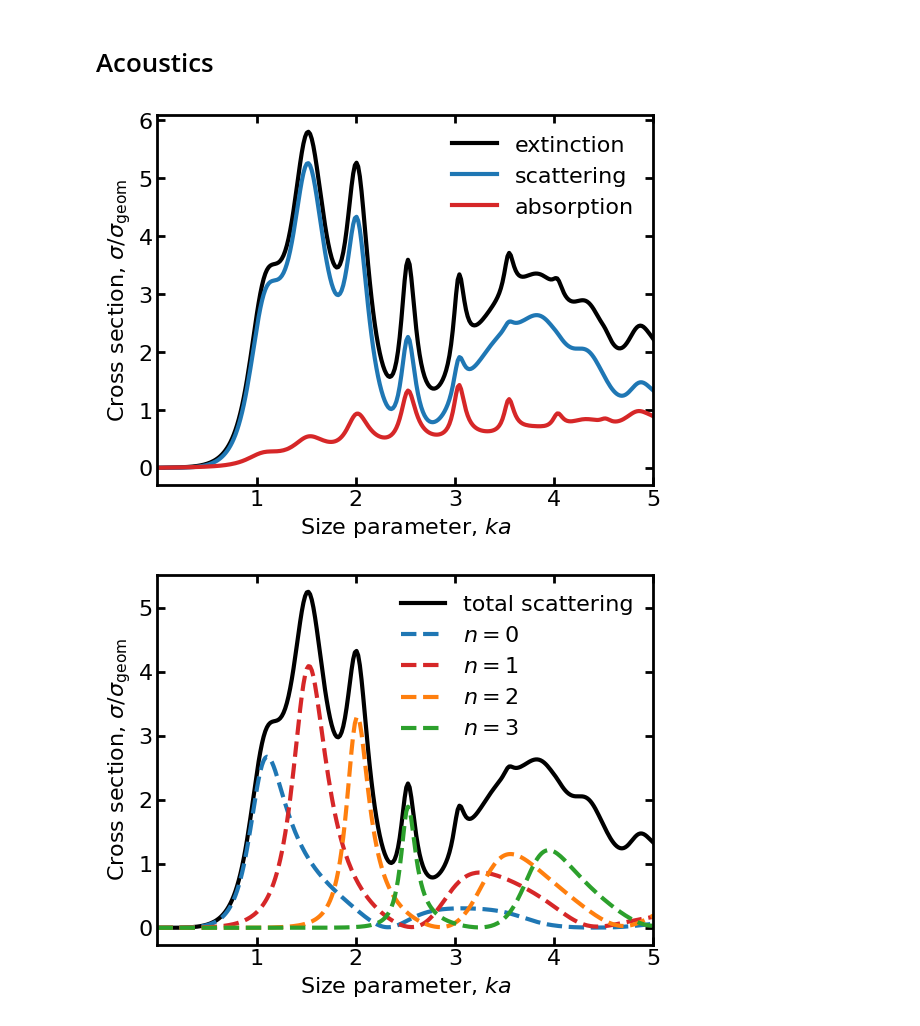
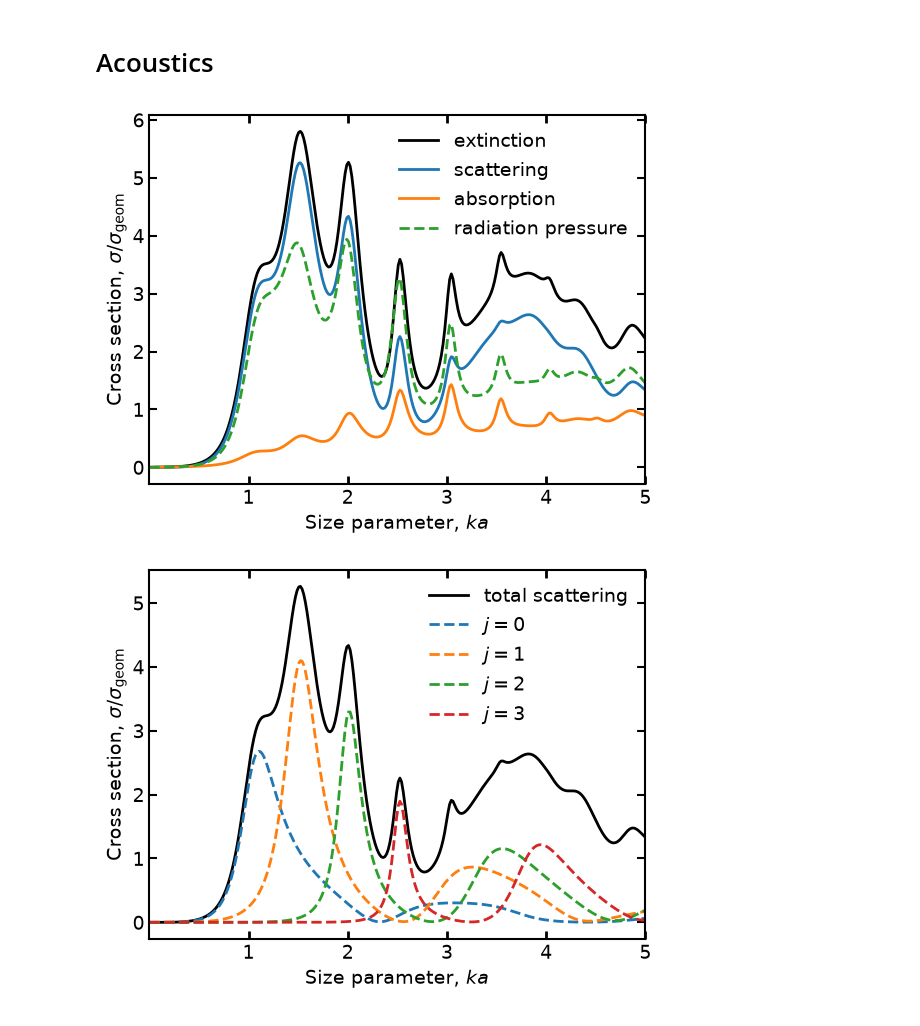
Before and after one commit to toftul/mielib, a Jupyter notebook: examples/cross_sections.ipynb, the cells around one changed output. Cells and saved outputs as stored; diff of their text form; code cells hidden in the pictures.

```diff
--- a/examples/cross_sections.ipynb
+++ b/examples/cross_sections.ipynb
@@ -74,44 +80,33 @@ beta_rel = 2
 a = 1
 k = np.linspace(0.001, stop=5, num=300)
 
-sigma_sc, _  = mie.acoustics_scattering_cross_section(k, a, rho_rel, beta_rel, norm='geom')
-sigma_abs, _ = mie.acoustics_absorption_cross_section(k, a, rho_rel, beta_rel, norm='geom')
-sigma_ext, _ = mie.acoustics_extinction_cross_section(k, a, rho_rel, beta_rel, norm='geom')
+q = acoustics.cross_sections(k, a, rho_rel, beta_rel, norm='geom')
 
-
-plt.plot(k*a, sigma_ext, c='k', label='extinction')
-plt.plot(k*a, sigma_sc, label='scattering')
-plt.plot(k*a, sigma_abs, label='absorption')
-
-
+plt.plot(k*a, q.ext, c='k', label='extinction')
+plt.plot(k*a, q.sca, label='scattering')
+plt.plot(k*a, q.abs, label='absorption')
+plt.plot(k*a, q.pr, ls='--', label='radiation pressure')
 
 plt.xlabel('Size parameter, $ka$')
-plt.ylabel('Cross section, $\sigma/\sigma_{\mathrm{geom}}$')
+plt.ylabel(r'Cross section, $\sigma/\sigma_{\mathrm{geom}}$')
 
 plt.legend()
 
 plt.show()
 # %% [output]
-[figure, old version]
+[figure, new version]
 # %%
-rho_rel = 3 + 0.1j
-beta_rel = 2
+plt.plot(k*a, q.sca, c='k', label='total scattering')
 
-a = 1
-k = np.linspace(0.001, stop=5, num=300)
-
-sigma_sc, sigma_sc_n = mie.acoustics_scattering_cross_section(k, a, rho_rel, beta_rel, norm='geom')
-
-plt.plot(k*a, sigma_sc, c='k', label='total scattering')
-
-for n in range(0, 4):
-    plt.plot(k*a, sigma_sc_n[n, :], ls='--', label='$n={}$'.format(n))
+# row j of q.sca_j is the multipole j
+for j in range(0, 4):
+    plt.plot(k*a, q.sca_j[j], ls='--', label=f'$j={j}$')
 
 plt.xlabel('Size parameter, $ka$')
-plt.ylabel('Cross section, $\sigma/\sigma_{\mathrm{geom}}$')
+plt.ylabel(r'Cross section, $\sigma/\sigma_{\mathrm{geom}}$')
 
 plt.legend()
 
 plt.show()
 # %% [output]
-[figure, old version]
+[figure, new version]
```
Also changed, not shown: parts of 4 cells of this notebook, 1 other file.
